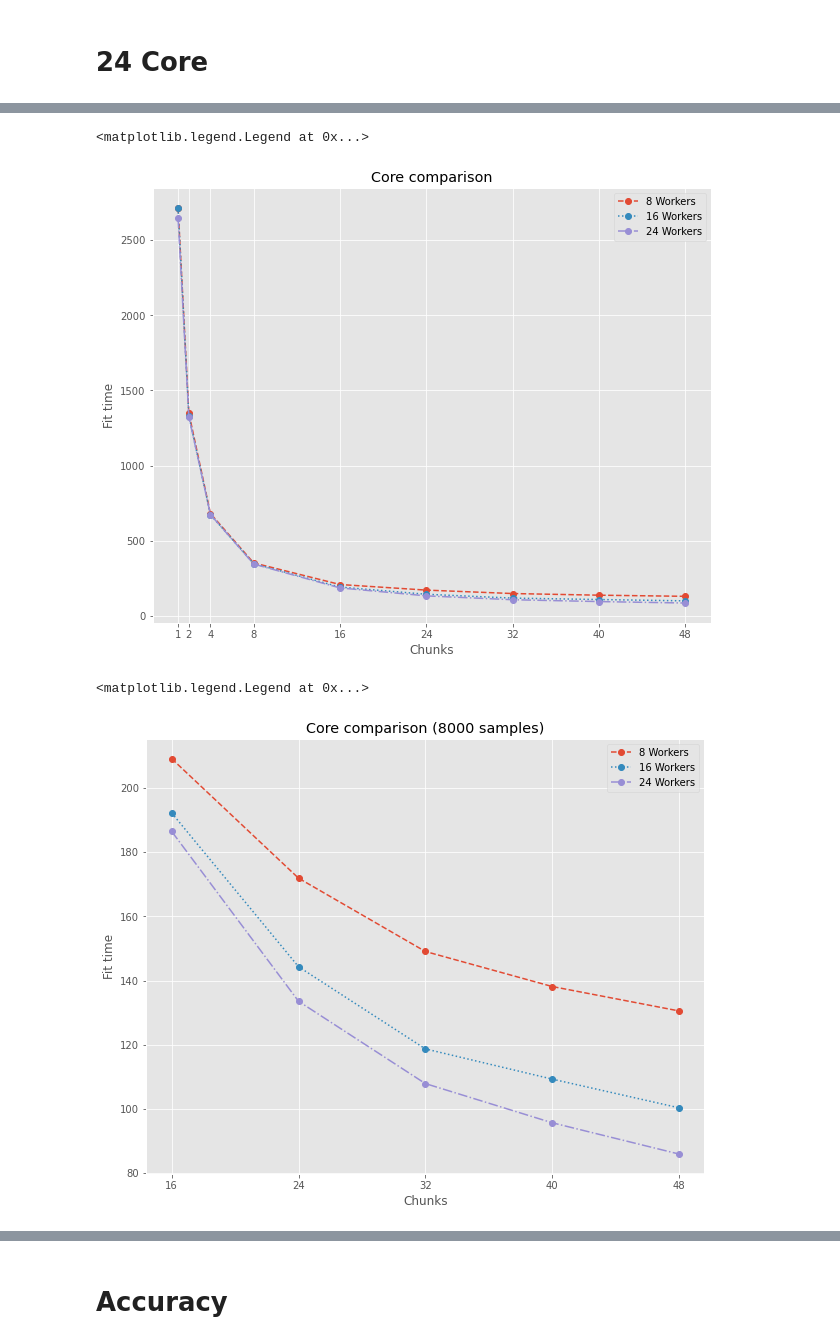
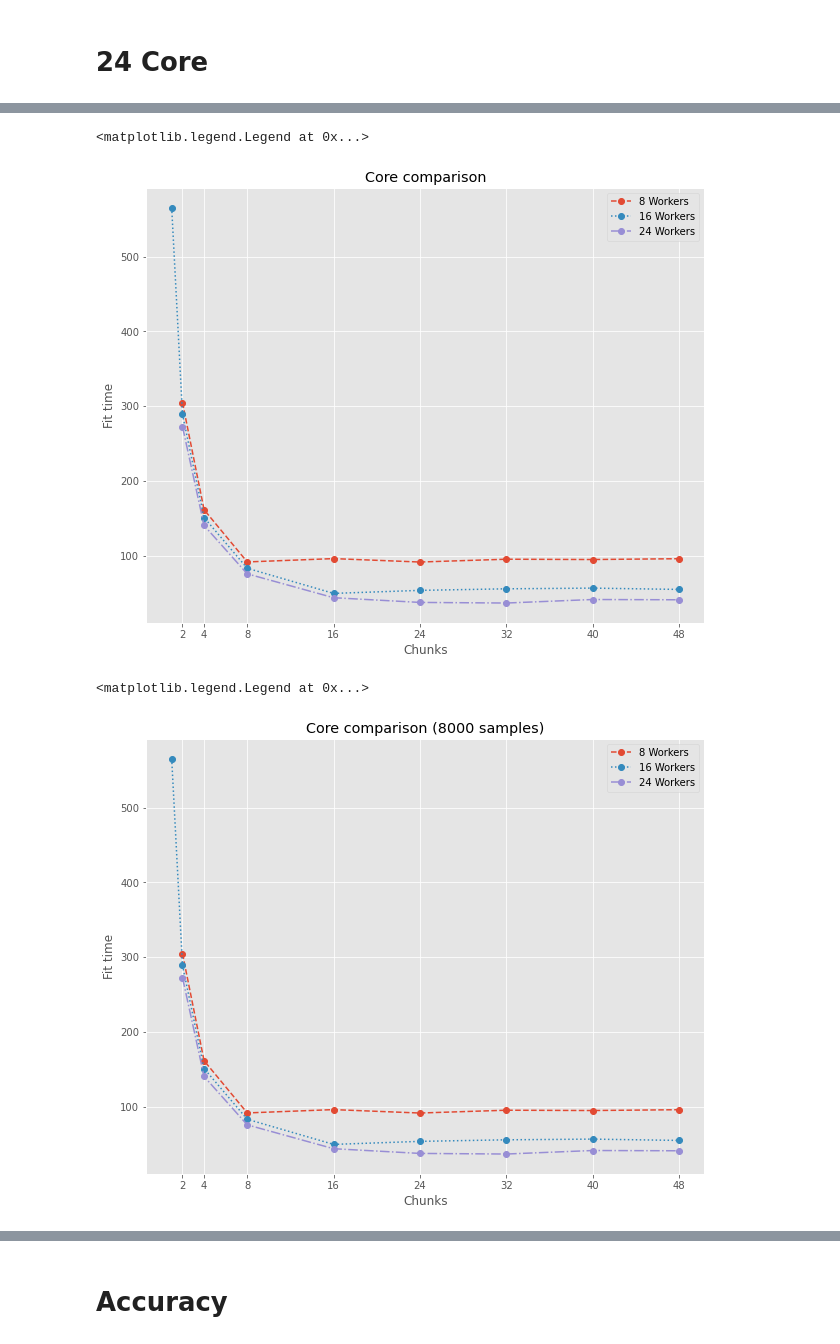
Before and after one commit to wd15/Pace_visualization, a Jupyter notebook: pace_visualization_alldata.ipynb, the cells around one changed output, grey strips where cells are left out. Drawn from its saved outputs; the diff is of its cells as text; code cells hidden in the pictures.

Commit message:
New data visualization added

```diff
--- a/pace_visualization_alldata.ipynb
+++ b/pace_visualization_alldata.ipynb
@@ -22,7 +22,7 @@ from toolz.curried import curry
 # %% [markdown]
 # 8 core
 # %%
-data = pd.read_csv("job5_c/pace-eightnode.csv",index_col=False)
+data = pd.read_csv("job5_shuffled_fullsvd/pace-eightnode.csv",index_col=False)
 # %%
 data
 # %% [output]
@@ -96,7 +94,7 @@ plt.legend()
 # %% [markdown]
 # 16 Core
 # %%
-data_16 = pd.read_csv("job6_c/pace-sixteennode.csv",index_col=False)
+data_16 = pd.read_csv("job6_shuffled_fullsvd/pace-sixteennode.csv",index_col=False)
 
 data2000_16 = data_16.loc[data_16.samples == 2000].groupby('chunks').min()
 data4000_16 = data_16.loc[data_16.samples == 4000].groupby('chunks').min()
@@ -122,7 +120,7 @@ plt.legend()
 # %% [markdown]
 # 24 Core
 # %%
-data_24 = pd.read_csv("job7_c/pace-twentyfournode.csv",index_col=False)
+data_24 = pd.read_csv("job7_shuffled_fullsvd/pace-twentyfournode.csv",index_col=False)
 
 data2000_24 = data_24.loc[data_24.samples == 2000].groupby('chunks').min()
 data4000_24 = data_24.loc[data_24.samples == 4000].groupby('chunks').min()
@@ -160,23 +158,23 @@ plt.ylabel('Fit time')
 plt.legend()
 # %% [output]
 <matplotlib.legend.Legend at 0x...>
-[figure, old version]
+[figure, new version]
 # %%
 plt.style.use('ggplot')
 
 plt.figure(figsize=(10, 8))
 
-plt.plot(data8000.index[4:], data8000.iloc[4:,1],'o--', label='8 Workers')
-plt.plot(data8000_16.index[4:], data8000_16.iloc[4:,1], 'o:', label='16 Workers')
-plt.plot(data8000_24.index[4:], data8000_24.iloc[4:,1], 'o-.', label='24 Workers')
-plt.xticks(data2000.index[4:])
+plt.plot(data8000.index[:], data8000.iloc[:,1],'o--', label='8 Workers')
+plt.plot(data8000_16.index[:], data8000_16.iloc[:,1], 'o:', label='16 Workers')
+plt.plot(data8000_24.index[:], data8000_24.iloc[:,1], 'o-.', label='24 Workers')
+plt.xticks(data2000.index[:])
 plt.title('Core comparison (8000 samples)')
 plt.xlabel('Chunks')
 plt.ylabel('Fit time')
 plt.legend()
 # %% [output]
 <matplotlib.legend.Legend at 0x...>
-[figure, old version]
+[figure, new version]
 # %%
 data8000.index[4:]
 # %% [output]
```
Also changed, not shown: parts of 10 cells of this notebook.
